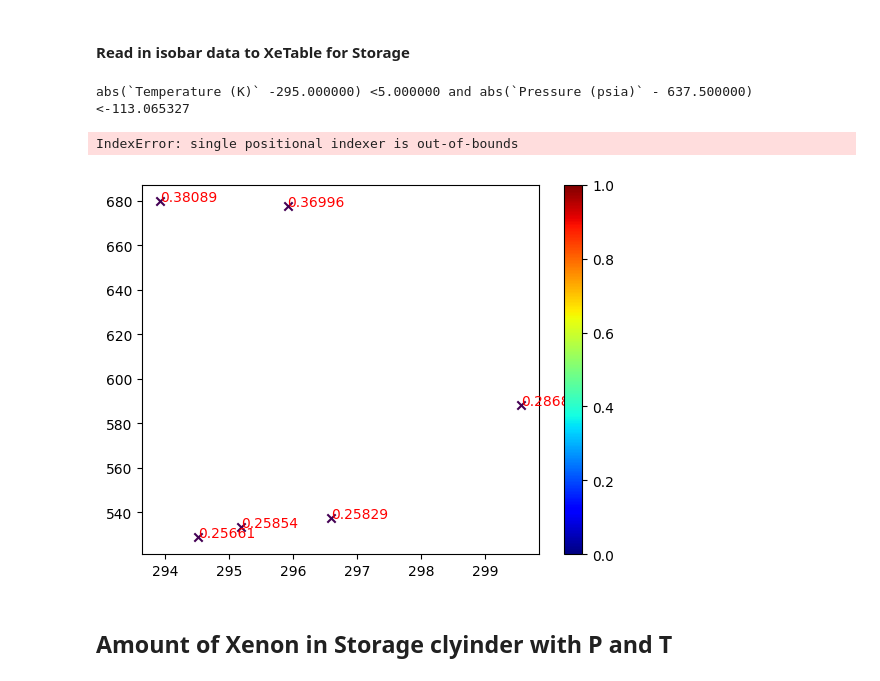
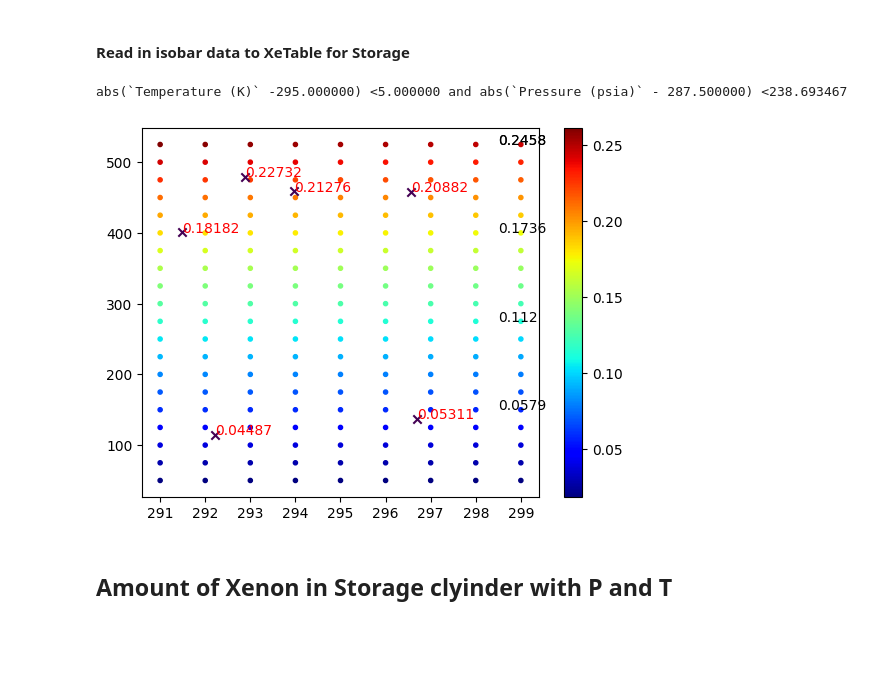
Before and after one commit to jbane11/nexo, a Jupyter notebook: Lab028/XeMassCalc/XenonMassCalc.ipynb, the cells around one changed output. Saved outputs shown, nothing was run; the diff lists cells and outputs as text; code cells hidden in the pictures; blank space fills up the shorter version.

```diff
--- a/Lab028/XeMassCalc/XenonMassCalc.ipynb
+++ b/Lab028/XeMassCalc/XenonMassCalc.ipynb
@@ -152,41 +152,40 @@ IsoBar_TvP_storage=LinearNDInterpolator(list(zip(X,Y)),Z)
 # %%
 Tmin=290
 Tmax=300
-Pmin=750
+Pmin=50
 Pmax=525
 count=5
 
 Storage_vol=7570.82 +300## Storage volume in ml
 
 print("abs(`Temperature (K)` -%f) <%f and abs(`Pressure (psia)` - %f) <%f"%((Tmin+Tmax)/2, (Tmax-Tmin)/2,(Pmax+Pmin)/2,(Pmax-Pmin)/1.99))
 DF=XeTable_storage.query("abs(`Temperature (K)` -%f) <%f and abs(`Pressure (psia)` - %f) <%f"%((Tmin+Tmax)/2, (Tmax-Tmin)/2,(Pmax+Pmin)/2,(Pmax-Pmin)/1.99))
 
 plt.scatter(DF["Temperature (K)"],DF["Pressure (psia)"],c=(DF["Density (g/ml)"]),marker=".",cmap="jet")
 plt.colorbar()
 
 
 for i in np.arange(0,count+1,1):
     x=np.random.random()*(Tmax-Tmin)+Tmin
     y=np.random.random()*(Pmax-Pmin)+Pmin
     z=IsoBar_TvP_storage(x,y)
 
 
     plt.text(x,y,np.round(z,5),color="red")
     plt.scatter(x,y,c=z,marker="x")
 
 
 for m in [0,1,2,3,4]:
     m= int(m/4* len(DF.index)) -1
     X=DF["Temperature (K)"].iloc[m]
     Y=DF["Pressure (psia)"].iloc[m]
     Z=DF["Density (g/ml)"].iloc[m]
 
 
     plt.text(X-0.5,Y-0.025,np.round(Z,4))
 # %% [output]
-abs(`Temperature (K)` -295.000000) <5.000000 and abs(`Pressure (psia)` - 637.500000) <-113.065327
+abs(`Temperature (K)` -295.000000) <5.000000 and abs(`Pressure (psia)` - 287.500000) <238.693467
-IndexError: single positional indexer is out-of-bounds
-[figure, old version]
+[figure, new version]
 # %% [markdown]
 ## Amount of Xenon in Storage clyinder with P and T
 # %%
```
Also changed, not shown: parts of 8 cells of this notebook.
